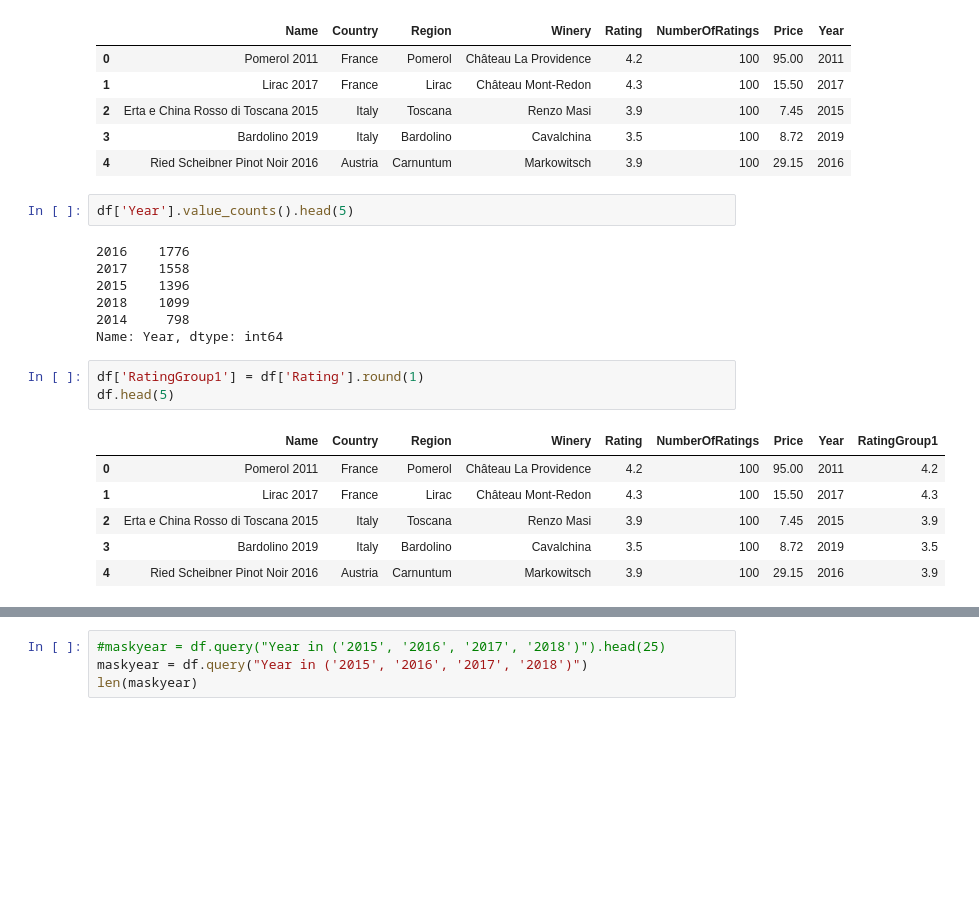
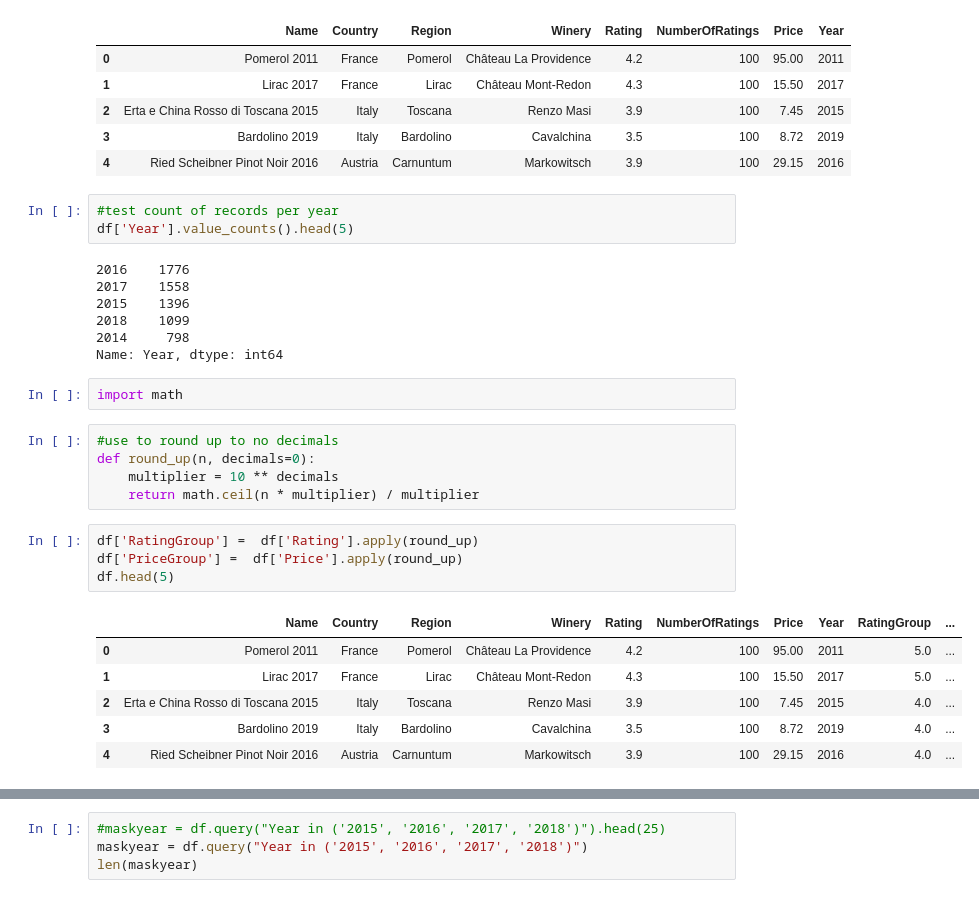
Before and after one commit to Tekkuza/red-wine-review, a Jupyter notebook: solution_wip.ipynb, the cells around one changed output, grey strips where cells are left out. Cells and saved outputs as stored; diff of their text form; blank space fills up the shorter version.

```diff
--- a/solution_wip.ipynb
+++ b/solution_wip.ipynb
@@ -33,6 +33,7 @@ df.head(5)
 | 3 | Bardolino 2019 | Italy | Bardolino | Cavalchina | 3.5 | 100 | 8.72 | 2019 |
 | 4 | Ried Scheibner Pinot Noir 2016 | Austria | Carnuntum | Markowitsch | 3.9 | 100 | 29.15 | 2016 |
 # %%
+#test count of records per year
 df['Year'].value_counts().head(5)
 # %% [output]
 2016    1776
@@ -41,13 +42,21 @@ df['Year'].value_counts().head(5)
 2018    1099
 2014     798
 Name: Year, dtype: int64
+# %%
+import math
+# %%
+#use to round up to no decimals
+def round_up(n, decimals=0):
+    multiplier = 10 ** decimals
+    return math.ceil(n * multiplier) / multiplier
 # %%
-df['RatingGroup1'] = df['Rating'].round(1)
+df['RatingGroup'] =  df['Rating'].apply(round_up)
+df['PriceGroup'] =  df['Price'].apply(round_up)
 df.head(5)
 # %% [output]
-|  | Name | Country | Region | Winery | Rating | NumberOfRatings | Price | Year | RatingGroup1 |
-| 0 | Pomerol 2011 | France | Pomerol | Château La Providence | 4.2 | 100 | 95.00 | 2011 | 4.2 |
-| 1 | Lirac 2017 | France | Lirac | Château Mont-Redon | 4.3 | 100 | 15.50 | 2017 | 4.3 |
-| 2 | Erta e China Rosso di Toscana 2015 | Italy | Toscana | Renzo Masi | 3.9 | 100 | 7.45 | 2015 | 3.9 |
-| 3 | Bardolino 2019 | Italy | Bardolino | Cavalchina | 3.5 | 100 | 8.72 | 2019 | 3.5 |
-| 4 | Ried Scheibner Pinot Noir 2016 | Austria | Carnuntum | Markowitsch | 3.9 | 100 | 29.15 | 2016 | 3.9 |
+|  | Name | Country | Region | Winery | Rating | NumberOfRatings | Price | Year | RatingGroup | ... |
+| 0 | Pomerol 2011 | France | Pomerol | Château La Providence | 4.2 | 100 | 95.00 | 2011 | 5.0 | ... |
+| 1 | Lirac 2017 | France | Lirac | Château Mont-Redon | 4.3 | 100 | 15.50 | 2017 | 5.0 | ... |
+| 2 | Erta e China Rosso di Toscana 2015 | Italy | Toscana | Renzo Masi | 3.9 | 100 | 7.45 | 2015 | 4.0 | ... |
+| 3 | Bardolino 2019 | Italy | Bardolino | Cavalchina | 3.5 | 100 | 8.72 | 2019 | 4.0 | ... |
+| 4 | Ried Scheibner Pinot Noir 2016 | Austria | Carnuntum | Markowitsch | 3.9 | 100 | 29.15 | 2016 | 4.0 | ... |
```
Also changed, not shown: parts of 34 cells of this notebook, 2 other files.
